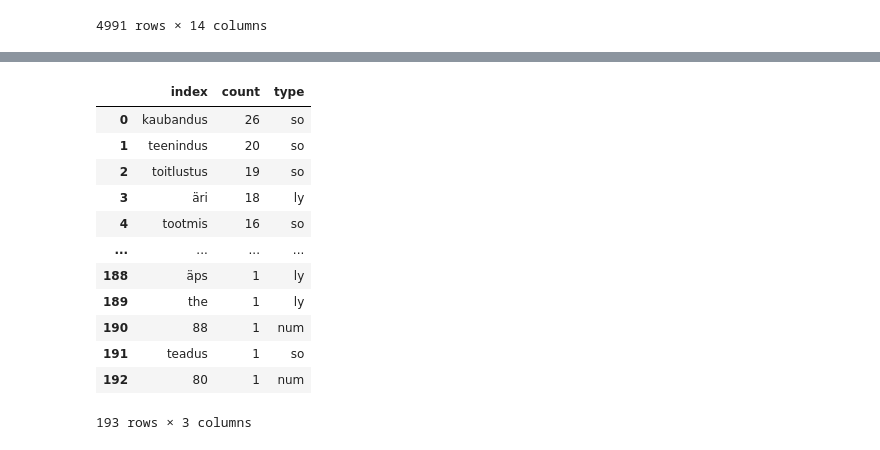
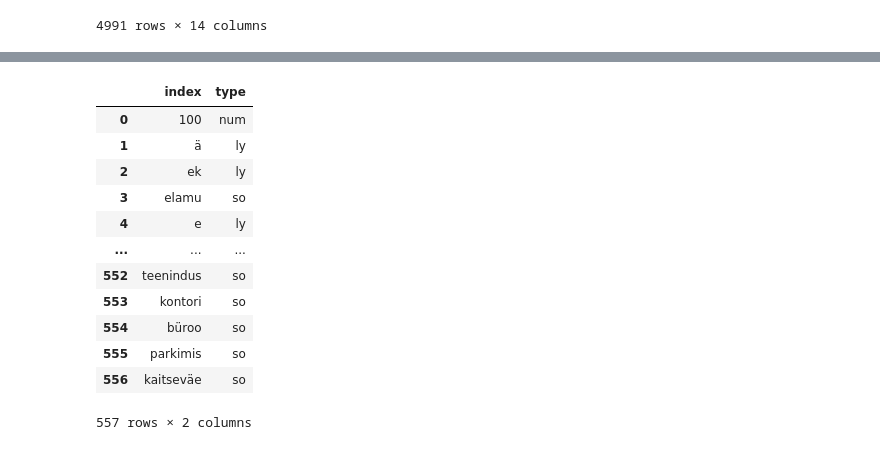
Before and after one commit to taavip/MAPlaneeringud, a Jupyter notebook: plan_analyys.ipynb, the cells around one changed output, grey strips where cells are left out. Cells and saved outputs as stored; diff of their text form; code cells hidden in the pictures.

```diff
--- a/plan_analyys.ipynb
+++ b/plan_analyys.ipynb
@@ -232,10 +235,10 @@ df
 4991 rows × 12 columns
 # %%
 def strip_element1(my_list):
-  return list(filter(lambda x: x != "", [x.replace('=','').replace('<','').replace('>','').replace('%','') for x in my_list]))
+  return list(filter(lambda x: x.replace('=','').replace('<','').replace('>','').replace('%','') != "", [x.replace('=','').replace('<','').replace('>','').replace('%','') for x in my_list]))
 # %%
 def strip_element(my_list):
-  return list(filter(lambda x: x != "", [re.sub('maa-ala$', '', re.sub('maa$', '', x.strip())).replace('=','').replace('<','').replace('>','').replace('%','').replace('–','').replace('-','') for x in my_list]))
+  return list(filter(lambda x: re.sub('maa-ala$', '', re.sub('maa$', '', x.strip())).replace('=','').replace('<','').replace('>','').replace('%','').replace('–','').replace('-','').strip().replace(' ma','').strip() != "", [re.sub('maa-ala$', '', re.sub('maa$', '', x.strip())).replace('=','').replace('<','').replace('>','').replace('%','').replace('–','').replace('-','').strip() for x in my_list]))
 # %%
 df["otstarve_l"] = df["otstarve"].str.split(r'(\d+)')
 #df["otstarve_l"] = df["otstarve_l"].str.strip()
@@ -279,7 +282,7 @@ count_so['maa-ala']= count_so.index.str.count('maa-ala')
 count_so['hoone']= count_so.index.str.count('hoone')
 count_so['ehitis']= count_so.index.str.count('ehitis')
 count_so['rajatis']= count_so.index.str.count('rajatis')
-count_so['ots_l']=count_so.index.str.replace('sat-siooni','satsiooni').str.replace('hoonete','').str.replace('hoone','').str.replace('ehitiste','').str.replace('ehitise','').str.replace('rajatise','').str.replace('rajatiste','').str.replace('ja/','').str.replace(' maa-ala','').str.replace('y','ü').str.replace('/',';').str.replace('%','').str.replace('\n','').str.replace('=','').str.replace('≥','').str.replace('≤','').str.replace('<','').str.replace('>','').str.replace('ja ', ';').str.replace(',', ';').str.replace('.', ';').str.replace('(', ';').str.replace(')', ';').str.replace('või', ';').str.replace('vähemalt', ';').str.replace('kuni', ';').str.strip(' ').str.lower().str.replace('-',';')
+count_so['ots_l']=count_so.index.str.lower().str.replace('sat-siooni','satsiooni').str.replace('hoonete','').str.replace('hoone','').str.replace('ehititste','').str.replace('ehitiste','').str.replace('ehitise','').str.replace('rajatise','').str.replace('rajatiste','').str.replace('ja/','').str.replace(' maa-ala','').str.replace('y','ü').str.replace('/',';').str.replace('%','').str.replace('\n','').str.replace('=','').str.replace('≥','').str.replace('≤','').str.replace('<','').str.replace('>','').str.replace('bt bb', 'bt;bb').str.replace('ja ', ';').str.replace(',', ';').str.replace('…', ';').str.replace('.', ';').str.replace('(', ';').str.replace(')', ';').str.replace('või', ';').str.replace('vähemalt', ';').str.replace('kuni', ';').str.replace('max', ';').str.replace('min', ';').str.strip(' ').str.replace('-',';')
 count_so['ots_l']=count_so['ots_l'].str.split(';')
 count_so['ots_l']=count_so['ots_l'].apply(strip_element)
 count_so
@@ -300,28 +320,32 @@ count_so
 # %%
 
-test=to_1D(count_so["ots_l"]).value_counts().to_frame('count')
-test.reset_index(inplace=True)
+test=to_1D(count_so["ots_l"]).to_frame('index')
+#test.reset_index(inplace=True)
+
 
 
 
 test.loc[test['index'].str.len()<=3, 'type'] = 'ly'
 test.loc[test['index'].str.len()>3, 'type'] = 'so'
 test.loc[test['index'].str.isnumeric(), 'type'] = 'num'
+test.loc[test['index'] == 'äri', 'type'] = 'so'
+test.loc[test['index'] == 'tee', 'type'] = 'so'
+test.loc[test['index'] == 'lao', 'type'] = 'so'
 test
 # %% [output]
-|  | index | count | type |
-| 0 | kaubandus | 26 | so |
-| 1 | teenindus | 20 | so |
-| 2 | toitlustus | 19 | so |
-| 3 | äri | 18 | ly |
-| 4 | tootmis | 16 | so |
-| ... | ... | ... | ... |
-| 188 | äps | 1 | ly |
-| 189 | the | 1 | ly |
-| 190 | 88 | 1 | num |
-| 191 | teadus | 1 | so |
-| 192 | 80 | 1 | num |
+|  | index | type |
+| 0 | 100 | num |
+| 1 | ä | ly |
+| 2 | ek | ly |
+| 3 | elamu | so |
+| 4 | e | ly |
+| ... | ... | ... |
+| 552 | teenindus | so |
+| 553 | kontori | so |
+| 554 | büroo | so |
+| 555 | parkimis | so |
+| 556 | kaitseväe | so |
-193 rows × 3 columns
+557 rows × 2 columns
 # %%
 !pip install string-grouper
 # %% [output]
```
Also changed, not shown: parts of 14 cells of this notebook.
